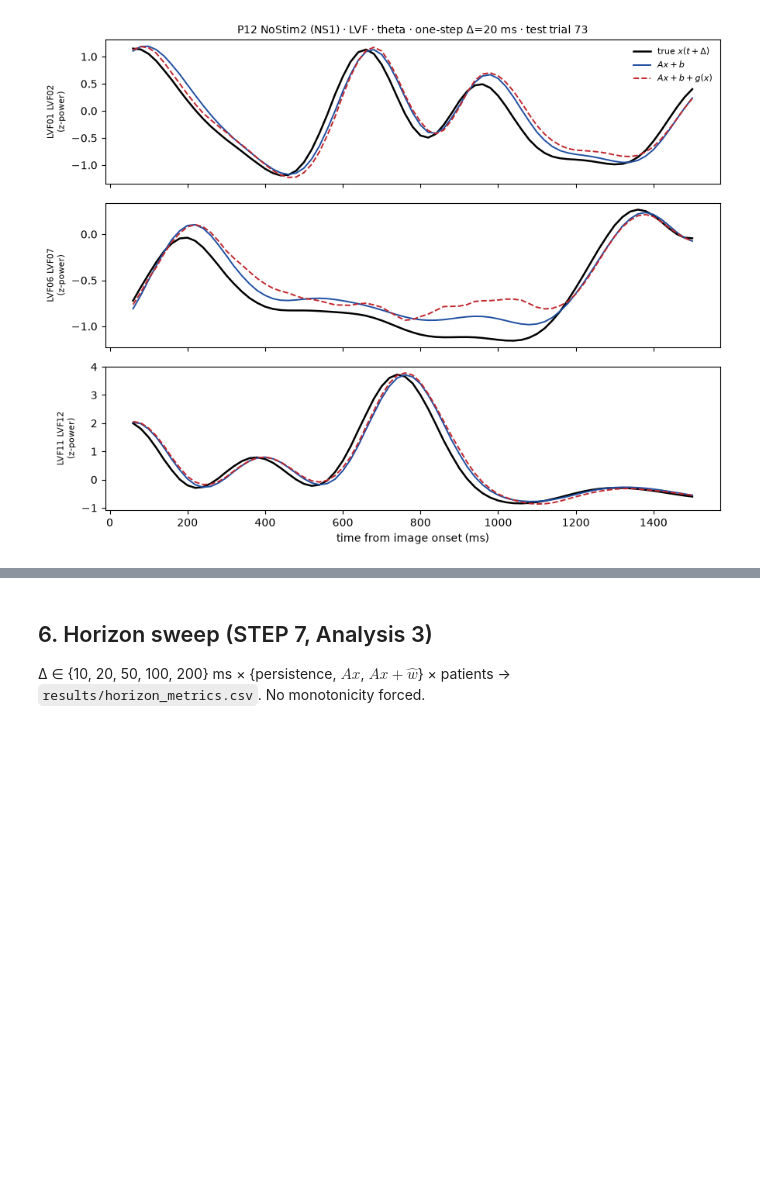
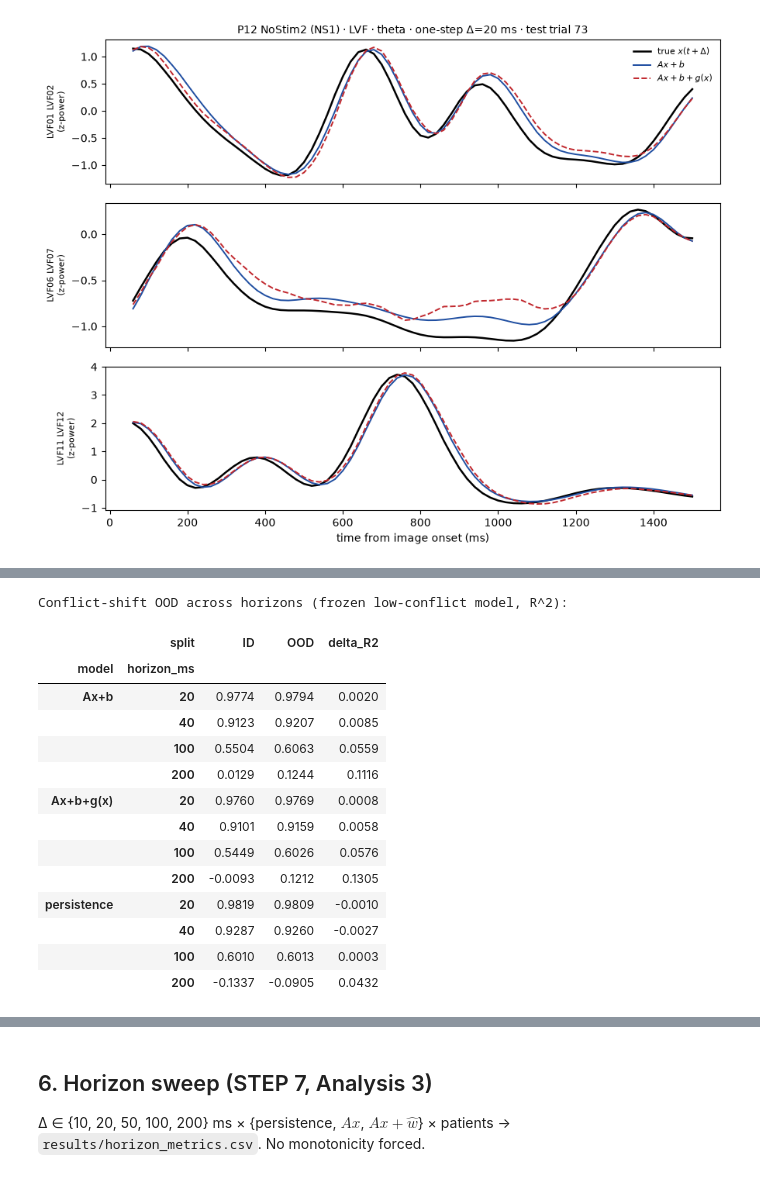
Before and after one commit to rgs2151/controller, a Jupyter notebook: NeuroAnalysis/brain_local_linearization.ipynb, the cells around one changed output, grey strips where cells are left out. Cells and saved outputs as stored; diff of their text form; code cells hidden in the pictures; blank space fills up the shorter version.

```diff
--- a/NeuroAnalysis/brain_local_linearization.ipynb
+++ b/NeuroAnalysis/brain_local_linearization.ipynb
@@ -621,0 +726,39 @@ plt.show()
+# %%
+# ---------- Conflict-shift OOD across horizons (where dynamics matter) ----------
+rows_c = []
+for h_ms in [20, 40, 100, 200]:
+    hs = h_ms // TOKEN_STRIDE_MS
+    Xt, Yt = make_pairs(z_c[tr_lo], hs)
+    Xv, Yv = make_pairs(z_c[va_lo], hs)
+    Xi, Yi = make_pairs(z_c[te_lo], hs)
+    Xo, Yo = make_pairs(z_c[high_trials], hs)
+    A_hc, b_hc, _ = fit_ridge(Xt, Yt, Xv, Yv)
+    g_hc = fit_residual_mlp(Xt, Yt - ridge_predict(A_hc, b_hc, Xt),
+                            Xv, Yv - ridge_predict(A_hc, b_hc, Xv))
+    for split, Xs, Ys in [("ID", Xi, Yi), ("OOD", Xo, Yo)]:
+        p_l = ridge_predict(A_hc, b_hc, Xs)
+        rows_c += [{"horizon_ms": h_ms, "split": split, "model": "persistence", "R2": pop_r2(Ys, Xs)},
+                   {"horizon_ms": h_ms, "split": split, "model": "Ax+b", "R2": pop_r2(Ys, p_l)},
+                   {"horizon_ms": h_ms, "split": split, "model": "Ax+b+g(x)",
+                    "R2": pop_r2(Ys, p_l + mlp_predict(g_hc, Xs))}]
+
+cs = pd.DataFrame(rows_c).pivot(index=["model", "horizon_ms"], columns="split", values="R2")
+cs["delta_R2"] = cs["OOD"] - cs["ID"]
+print("Conflict-shift OOD across horizons (frozen low-conflict model, R^2):")
+display(cs.round(4))
+# %% [output]
+Conflict-shift OOD across horizons (frozen low-conflict model, R^2):
+|  | split | ID | OOD | delta_R2 |
+| model | horizon_ms |  |  |  |
+| Ax+b | 20 | 0.9774 | 0.9794 | 0.0020 |
+|  | 40 | 0.9123 | 0.9207 | 0.0085 |
+|  | 100 | 0.5504 | 0.6063 | 0.0559 |
+|  | 200 | 0.0129 | 0.1244 | 0.1116 |
+| Ax+b+g(x) | 20 | 0.9760 | 0.9769 | 0.0008 |
+|  | 40 | 0.9101 | 0.9159 | 0.0058 |
+|  | 100 | 0.5449 | 0.6026 | 0.0576 |
+|  | 200 | -0.0093 | 0.1212 | 0.1305 |
+| persistence | 20 | 0.9819 | 0.9809 | -0.0010 |
+|  | 40 | 0.9287 | 0.9260 | -0.0027 |
+|  | 100 | 0.6010 | 0.6013 | 0.0003 |
+|  | 200 | -0.1337 | -0.0905 | 0.0432 |
```
Also changed, not shown: parts of 3 cells of this notebook, 2 other files.
